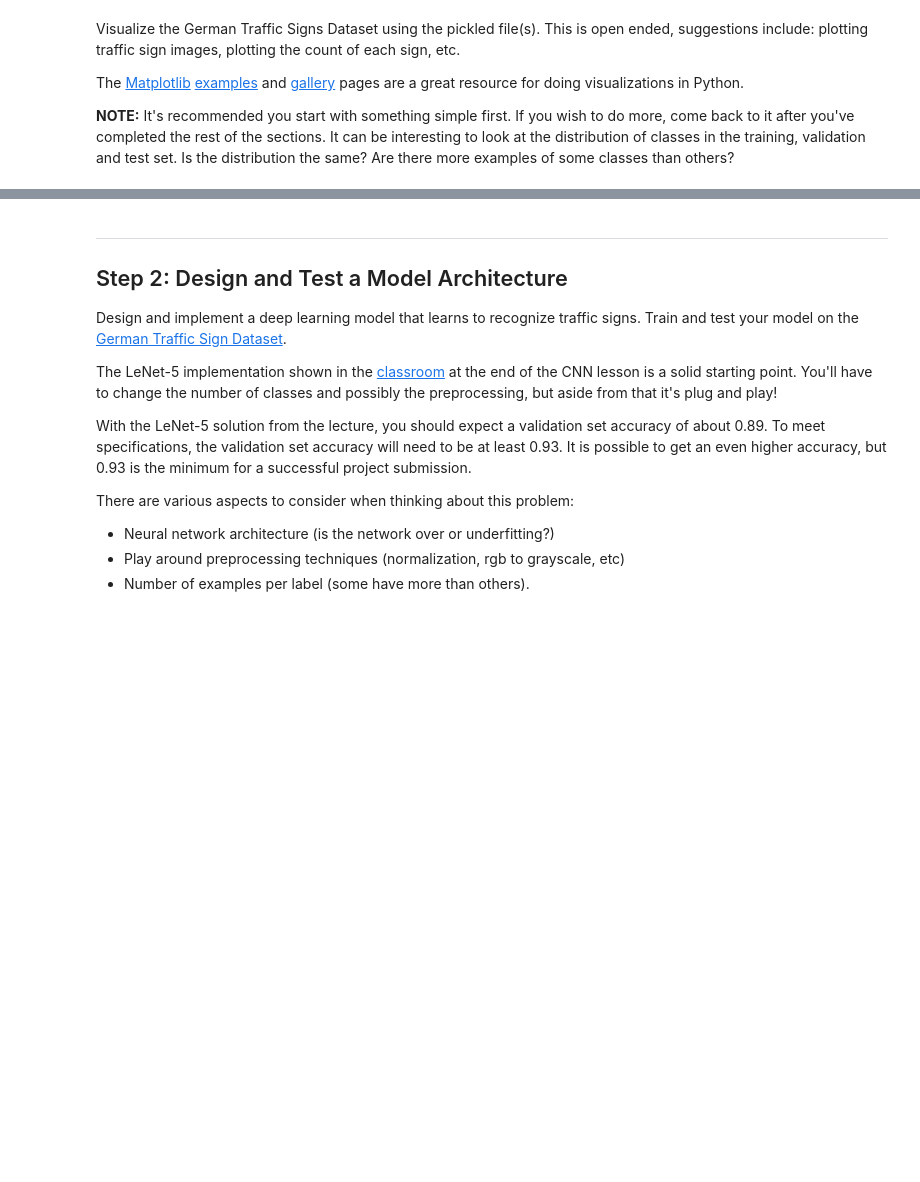
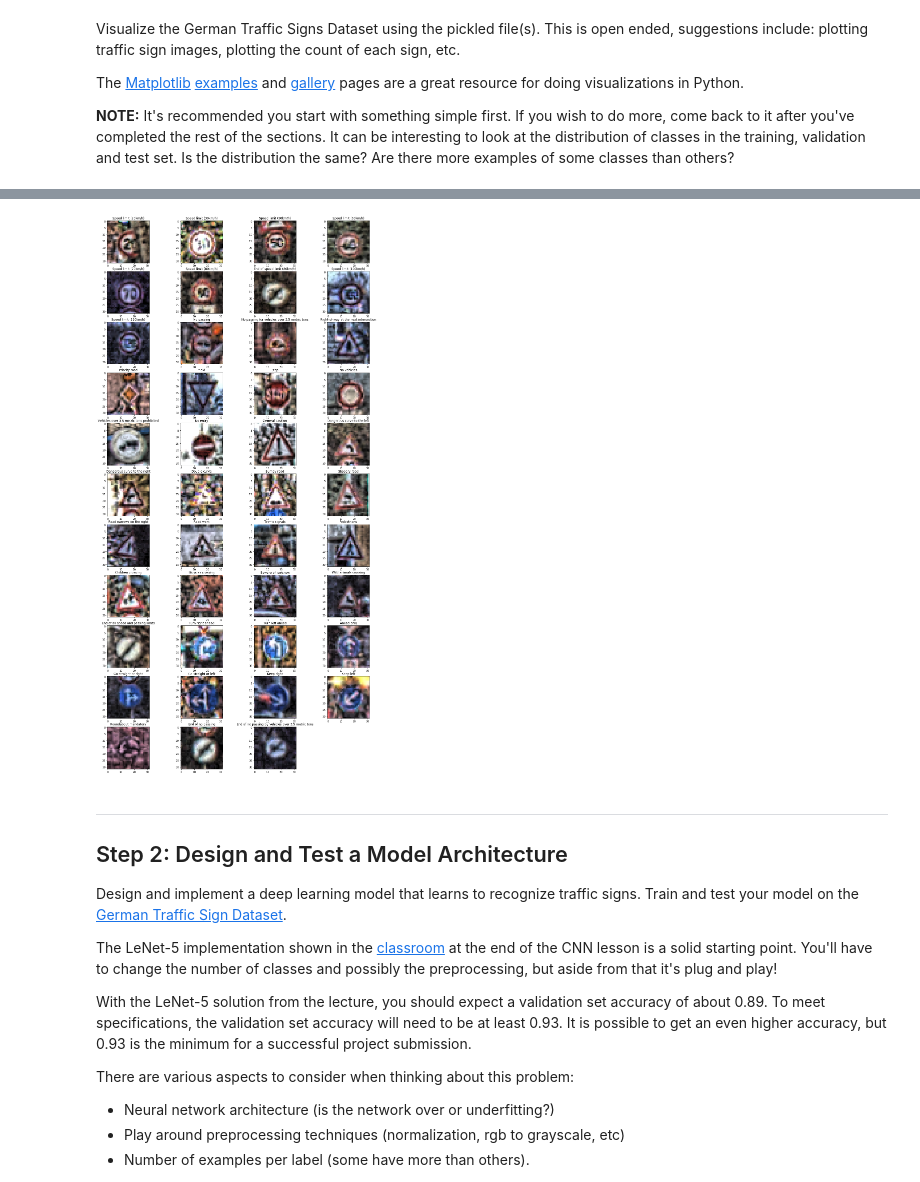
Before and after one commit to lexavtanke/CarND-Traffic-Sign-Classifier-Project, a Jupyter notebook: Traffic_Sign_Classifier.ipynb, the cells around one changed output, grey strips where cells are left out. Cells and saved outputs as stored; diff of their text form; code cells hidden in the pictures; blank space fills up the shorter version.

```diff
--- a/Traffic_Sign_Classifier.ipynb
+++ b/Traffic_Sign_Classifier.ipynb
@@ -127,3 +142,32 @@ print(y_train[index])
+# %%
+import pickle
+with open("X_train_norm.p", "wb") as f:
+    pickle.dump(X_train_norm, f)
+with open("X_vaid_norm.p", "wb") as f:
+    pickle.dump(X_valid_norm, f)
+with open("X_test_norm.p", "wb") as f:
+    pickle.dump(X_test_norm, f)
+# %%
+import pickle
+
+with open("X_train_norm.p", "rb") as f:
+    X_train_norm = pickle.load(f)
+with open("X_vaid_norm.p", "rb") as f:
+    X_valid_norm = pickle.load(f)
+with open("X_test_norm.p", "rb") as f:
+    X_test_norm = pickle.load(f)
+# %%
+fig = plt.figure(figsize=(20, 40))
+
+for i in range(n_classes):
+    img_num = np.where(y_valid==i) # return all labels of i class
+    img = X_valid_norm[img_num[0][0]]
+    fig.add_subplot(11, 4, i+1)
+    plt.title(descriptions[i])
+    plt.imshow(img)
+plt.savefig("datasetExamplesImgs_norm.png")
+# %% [output]
+[figure, added]
 # %% [markdown]
 ----
 
```
Also changed, not shown: parts of 22 cells of this notebook.
